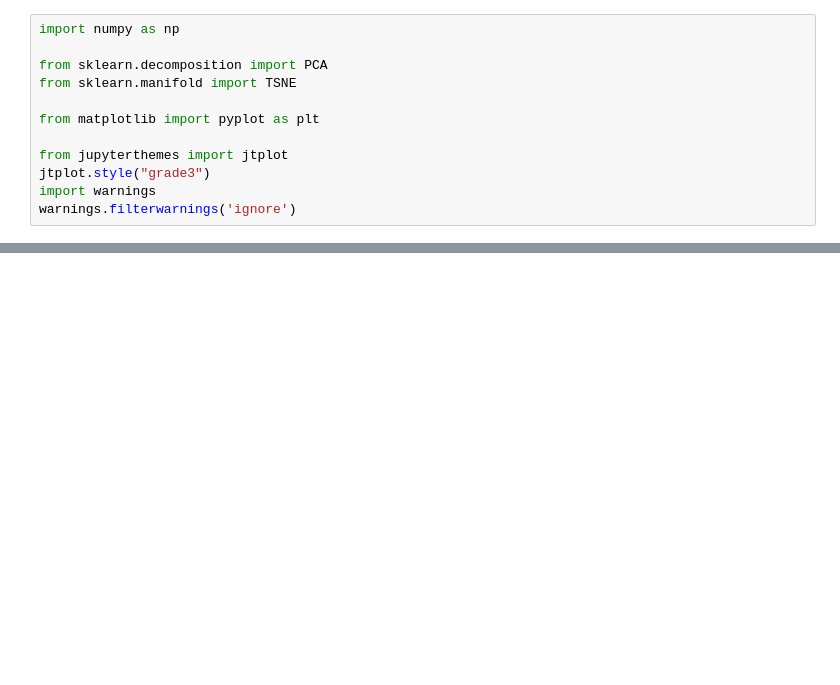
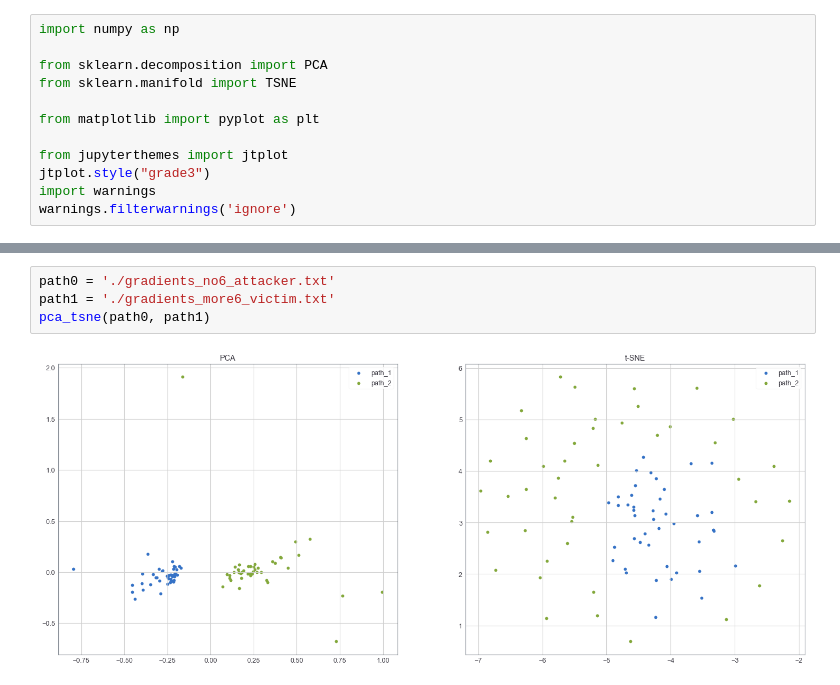
Before and after one commit to Timo9Madrid7/maliciousfl, a Jupyter notebook: Eva/gradients/gradients_analysis.ipynb, the cells around one changed output, grey strips where cells are left out. Drawn from its saved outputs; the diff is of its cells as text; blank space fills up the shorter version.

Commit message:
eval for inference attack in Adaclipping

```diff
--- a/Eva/gradients/gradients_analysis.ipynb
+++ b/Eva/gradients/gradients_analysis.ipynb
@@ -48,0 +51,6 @@ pca_tsne(path0, path1)
+# %%
+path0 = './gradients_no6_attacker.txt'
+path1 = './gradients_more6_victim.txt'
+pca_tsne(path0, path1)
+# %% [output]
+[figure, added]
```
Also changed, not shown: parts of 3 cells of this notebook.
